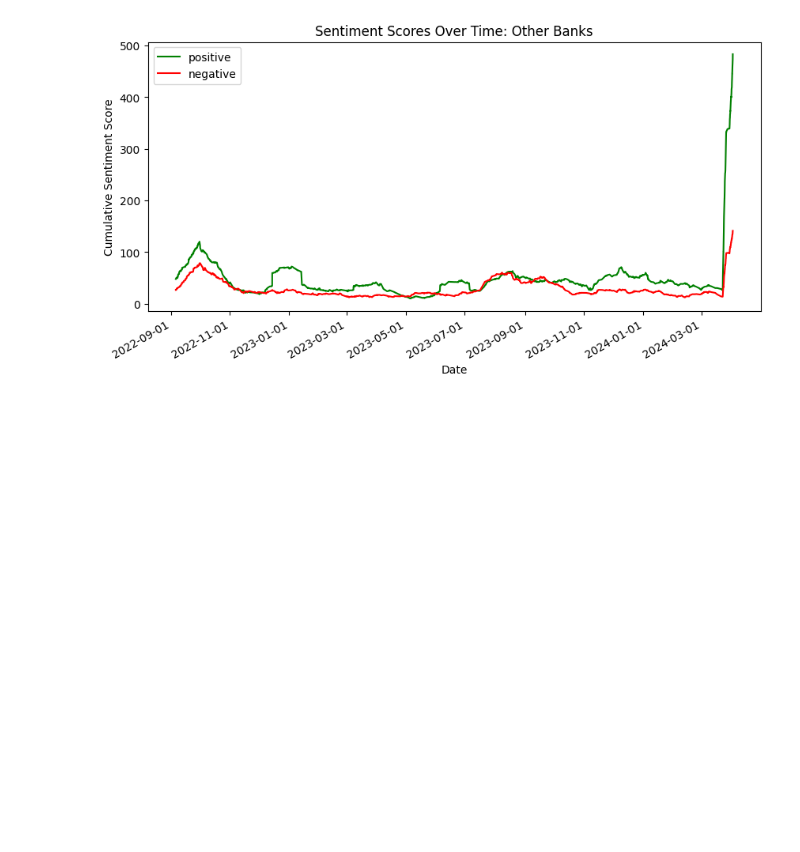
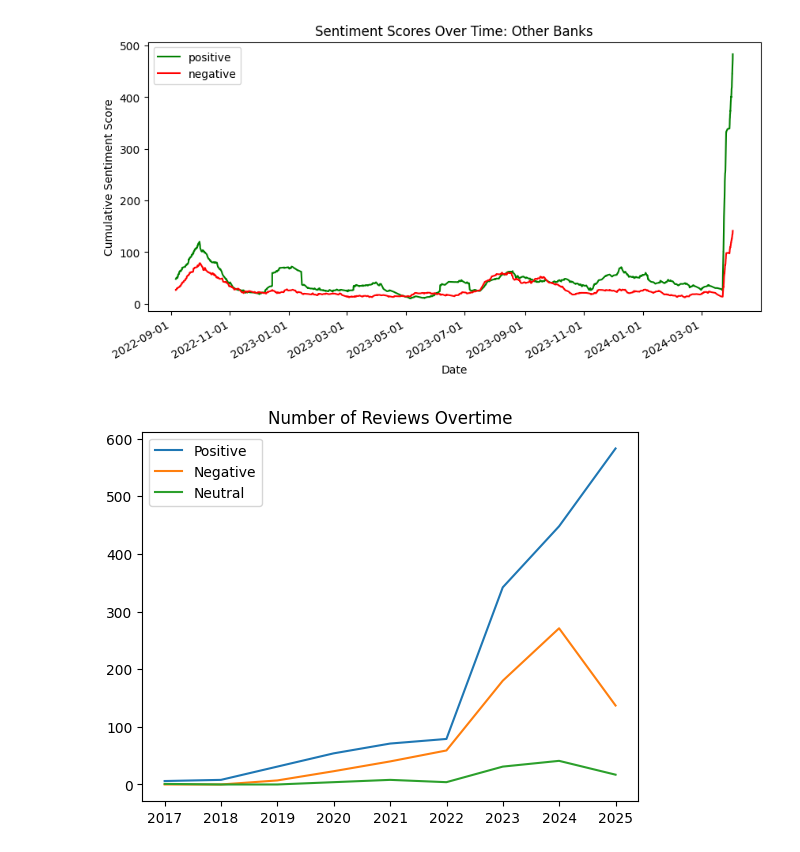
Before and after one commit to HaoEarm/DSA3101_Project, a Jupyter notebook: Backend/Sentiments_changes_by_month.ipynb, the cells around one changed output. Saved outputs shown, nothing was run; the diff lists cells and outputs as text; code cells hidden in the pictures; blank space fills up the shorter version.

```diff
--- a/Backend/Sentiments_changes_by_month.ipynb
+++ b/Backend/Sentiments_changes_by_month.ipynb
@@ -3,7 +3,7 @@
 import pandas as pd
 # %%
 # Read in predictions
-preds = pd.read_csv('/content/drive/MyDrive/Colab Notebooks/predictions.csv')
+preds = pd.read_csv("https://raw.githubusercontent.com/HaoEarm/DSA3101_Project/main/Data/predictions.csv")
 # %%
 # Convert to datetime object
 preds['Date'] = pd.to_datetime(preds['Date'])
@@ -77,3 +77,30 @@ plt.legend()
 plt.show()
 # %% [output]
 [figure]
+# %%
+preds['Sentiment'] = preds['Positive'].apply(lambda x: 'Negative' if x < 0.33 else 'Neutral' if (x >= 0.33 and x < 0.63) else 'Positive')
+preds = preds.assign(Ones=1)
+wide_df = preds.pivot_table(index='Date', columns='Sentiment', values="Ones", aggfunc="sum")
+wide_df = wide_df.reset_index()
+
+grouped_data = wide_df.groupby(pd.Grouper(key='Date', freq='Y'))
+
+# Perform an operation on the grouped data
+result1 = grouped_data['Negative'].sum()
+result2 = grouped_data['Neutral'].sum()
+result3 = grouped_data['Positive'].sum()
+result1 = result1.reset_index()
+result2 = result2.reset_index().Neutral
+result3 = result3.reset_index().Positive
+
+result = pd.concat([result1, result2, result3], axis=1)
+
+import matplotlib.pyplot as plt
+plt.plot(result.Date, result.Positive, label = "Positive")
+plt.plot(result.Date, result.Negative, label = "Negative")
+plt.plot(result.Date, result.Neutral, label = "Neutral")
+plt.title("Number of Reviews Overtime")
+plt.legend()
+plt.show()
+# %% [output]
+[figure, added]
```
Also changed, not shown: 17 other files.
